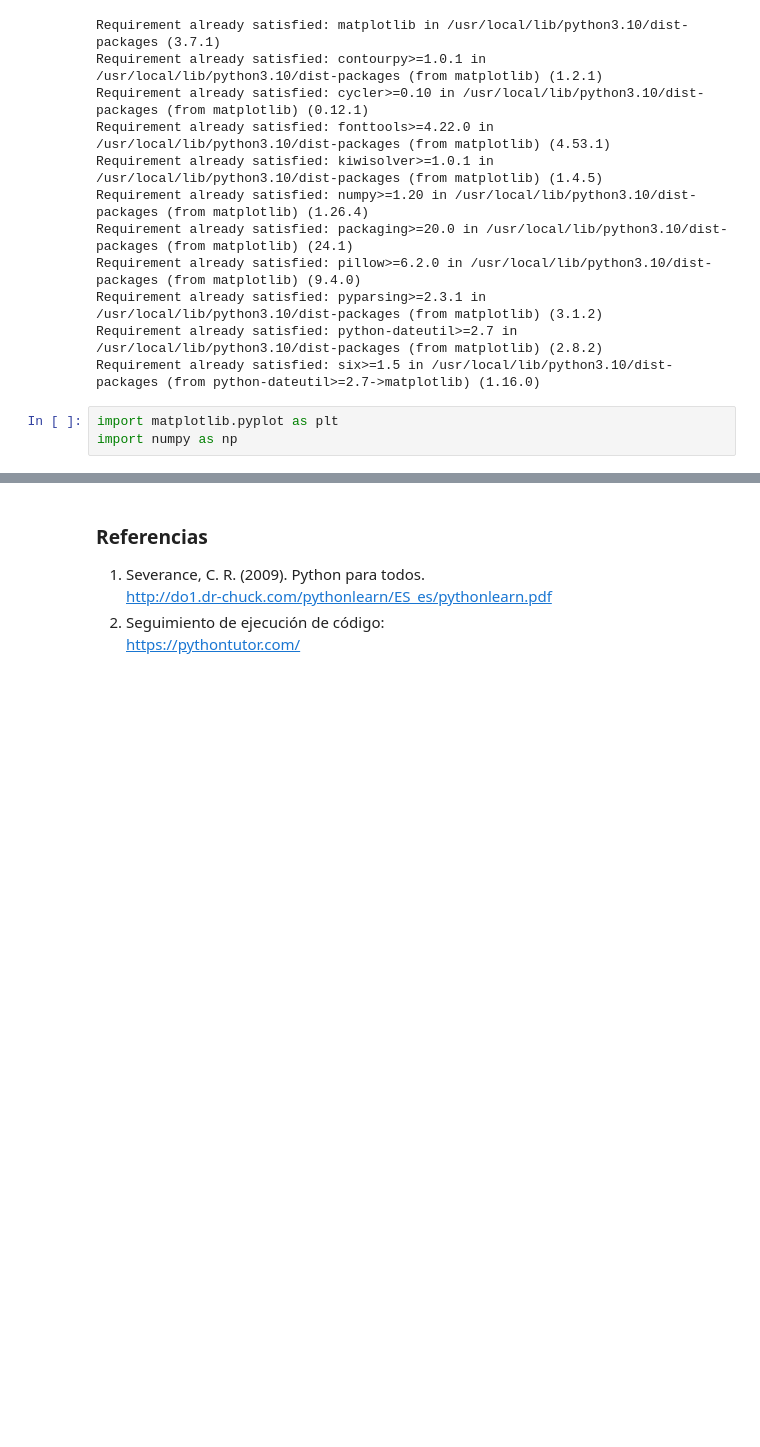
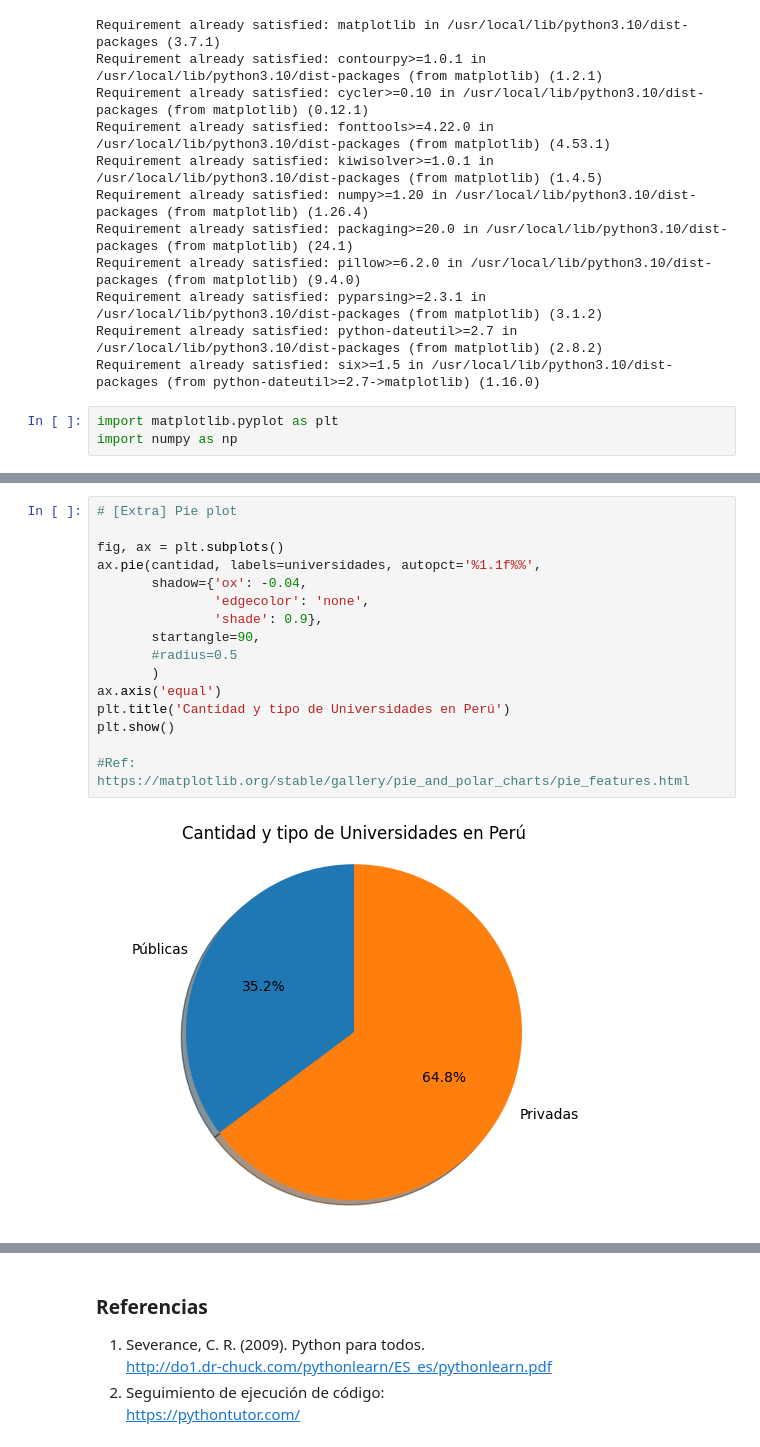
Before and after one commit to EHN8829/EJERCICIO1, a Jupyter notebook: ABC_Python_COLAB.ipynb, the cells around one changed output, grey strips where cells are left out. Cells and saved outputs as stored; diff of their text form; blank space fills up the shorter version.

```diff
--- a/ABC_Python_COLAB.ipynb
+++ b/ABC_Python_COLAB.ipynb
@@ -1295,0 +1365,18 @@ import numpy as np
+# %%
+# [Extra] Pie plot
+
+fig, ax = plt.subplots()
+ax.pie(cantidad, labels=universidades, autopct='%1.1f%%',
+       shadow={'ox': -0.04,
+               'edgecolor': 'none',
+               'shade': 0.9},
+       startangle=90,
+       #radius=0.5
+       )
+ax.axis('equal')
+plt.title('Cantidad y tipo de Universidades en Perú')
+plt.show()
+
+#Ref: https://matplotlib.org/stable/gallery/pie_and_polar_charts/pie_features.html
+# %% [output]
+[figure, added]
```
Also changed, not shown: parts of 19 cells of this notebook.
